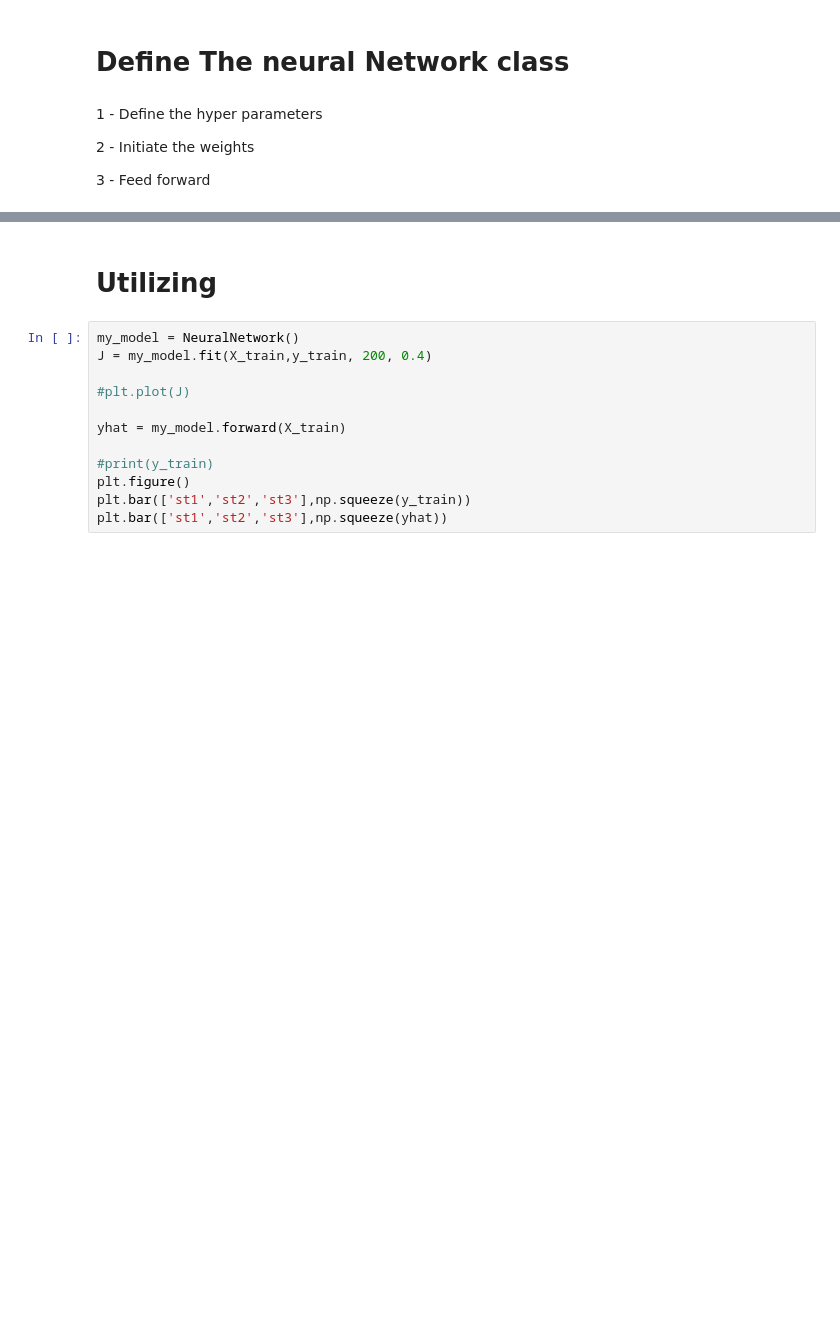
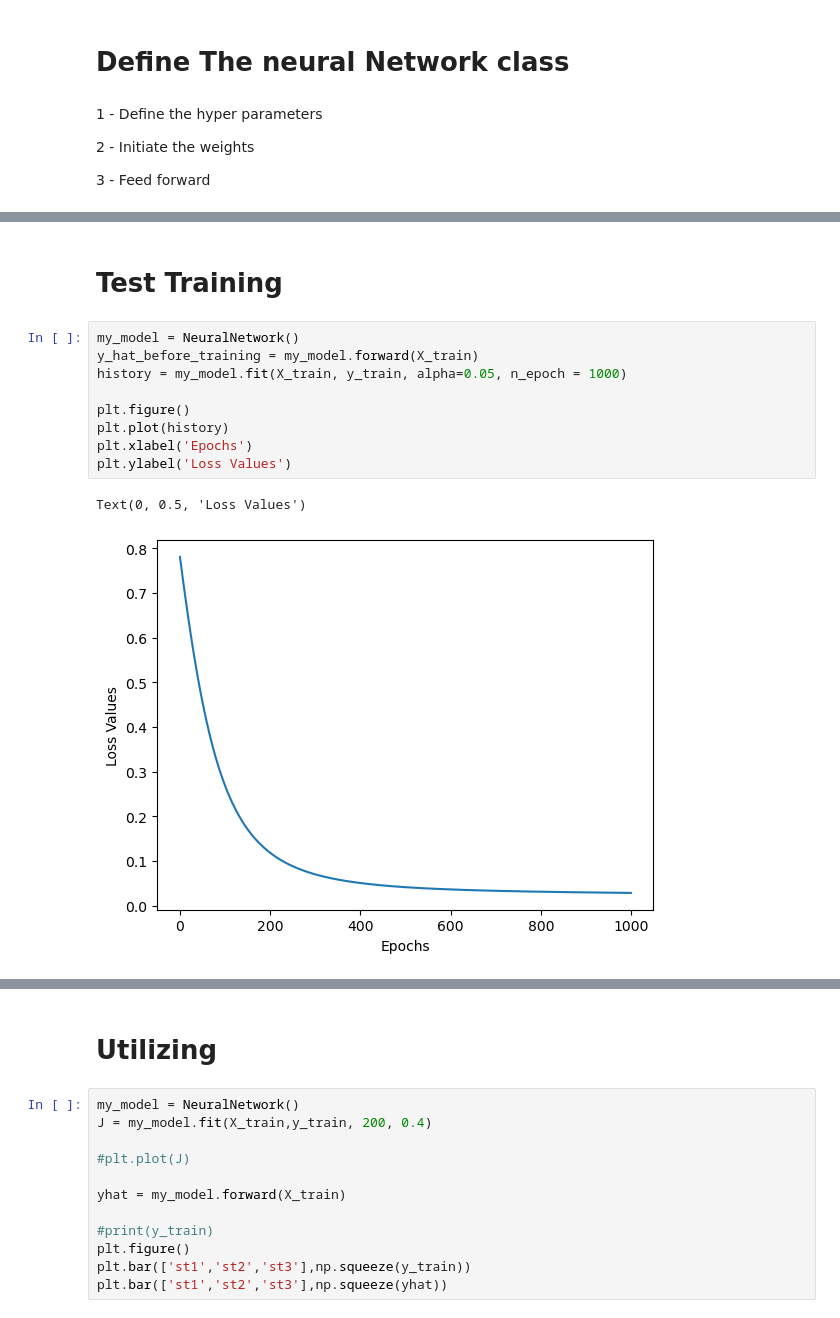
Before and after one commit to Navid-Ziaei/DeepLearningCourse, a Jupyter notebook: Week1/Neural network.ipynb, the cells around one changed output, grey strips where cells are left out. Saved outputs shown, nothing was run; the diff lists cells and outputs as text; blank space fills up the shorter version.

```diff
--- a/Week1/Neural network.ipynb
+++ b/Week1/Neural network.ipynb
@@ -68,0 +136,14 @@ my_model = NeuralNetwork()
+# %% [markdown]
+# Test Training
+# %%
+my_model = NeuralNetwork()
+y_hat_before_training = my_model.forward(X_train)
+history = my_model.fit(X_train, y_train, alpha=0.05, n_epoch = 1000)
+
+plt.figure()
+plt.plot(history)
+plt.xlabel('Epochs')
+plt.ylabel('Loss Values')
+# %% [output]
+Text(0, 0.5, 'Loss Values')
+[figure, added]
```
Also changed, not shown: parts of 11 cells of this notebook.
